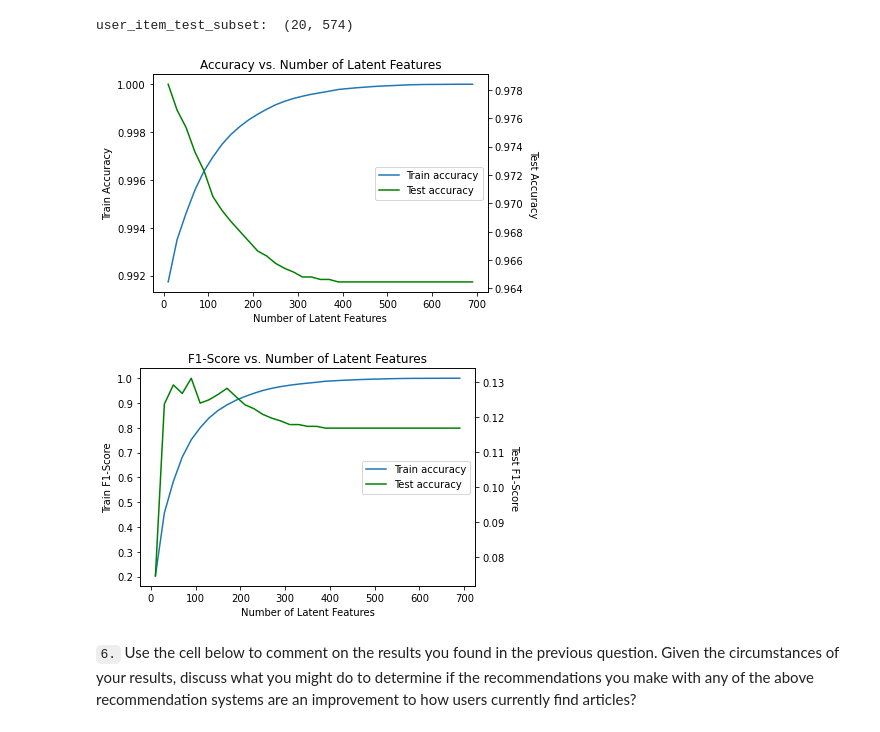
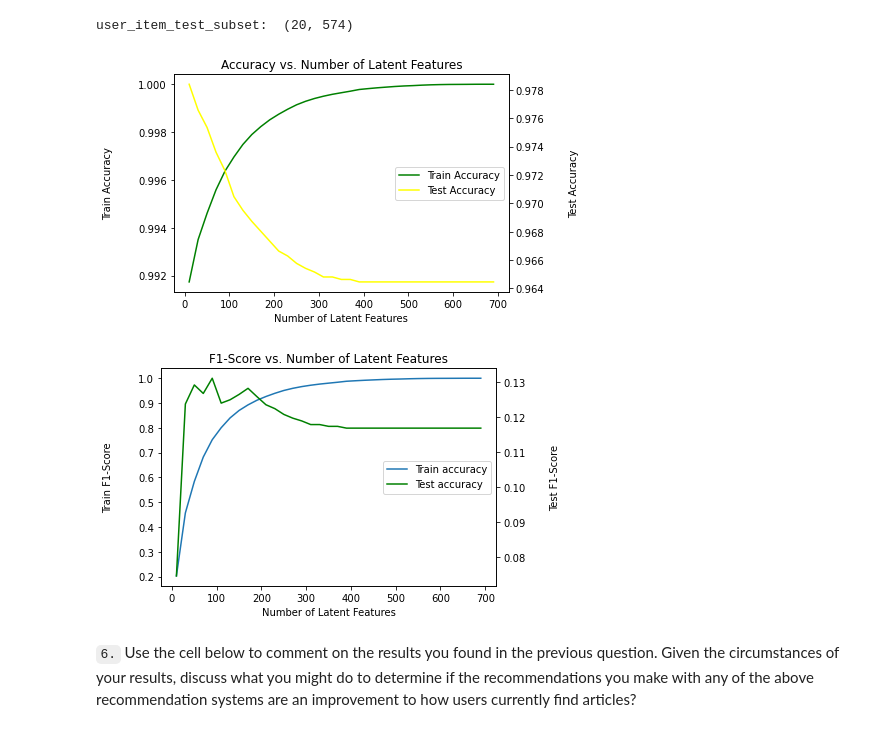
Before and after one commit to bthodla/udsnd_rec, a Jupyter notebook: src/Recommendations_with_IBM.ipynb, the cells around one changed output. Saved outputs shown, nothing was run; the diff lists cells and outputs as text; code cells hidden in the pictures.

```diff
--- a/src/Recommendations_with_IBM.ipynb
+++ b/src/Recommendations_with_IBM.ipynb
@@ -802,22 +834,22 @@ for item in latent_features_count2:
 # %%
 fig, ax1 = plt.subplots();
 ax2 = ax1.twinx();
 
-ax1.plot(latent_features_count2, train_accuracy_list, label="Train accuracy");
-ax2.plot(latent_features_count2, test_accuracy_list, color='green', label="Test accuracy");
+ax1.plot(latent_features_count2, train_accuracy_list, color='green', label="Train Accuracy");
+ax2.plot(latent_features_count2, test_accuracy_list, color='yellow', label="Test Accuracy");
 
 handle1, label1 = ax1.get_legend_handles_labels();
 handle2, label2 = ax2.get_legend_handles_labels();
 
 ax1.legend(handle1+handle2, label1+label2, loc='center right');
 
 ax1.set_title('Accuracy vs. Number of Latent Features');
 
 ax1.set_xlabel('Number of Latent Features');
-ax1.set_ylabel('Train Accuracy');
-ax2.set_ylabel('Test Accuracy', rotation=270, labelpad=15);
+ax1.set_ylabel('Train Accuracy', labelpad=25);
+ax2.set_ylabel('Test Accuracy', labelpad=25);
 # %% [output]
-[figure, old version]
+[figure, new version]
 # %%
 fig, ax1 = plt.subplots();
 ax2 = ax1.twinx();
@@ -833,10 +865,10 @@ ax1.legend(handle1+handle2, label1+label2, loc='center right');
 ax1.set_title('F1-Score vs. Number of Latent Features');
 
 ax1.set_xlabel('Number of Latent Features');
-ax1.set_ylabel('Train F1-Score');
-ax2.set_ylabel('Test F1-Score', rotation=270, labelpad=15);
+ax1.set_ylabel('Train F1-Score', labelpad=25);
+ax2.set_ylabel('Test F1-Score', labelpad=25);
 # %% [output]
-[figure, old version]
+[figure, new version]
 # %% [markdown]
 `6.` Use the cell below to comment on the results you found in the previous question. Given the circumstances of your results, discuss what you might do to determine if the recommendations you make with any of the above recommendation systems are an improvement to how users currently find articles?
 # %% [markdown]
```
Also changed, not shown: parts of 10 cells of this notebook.
